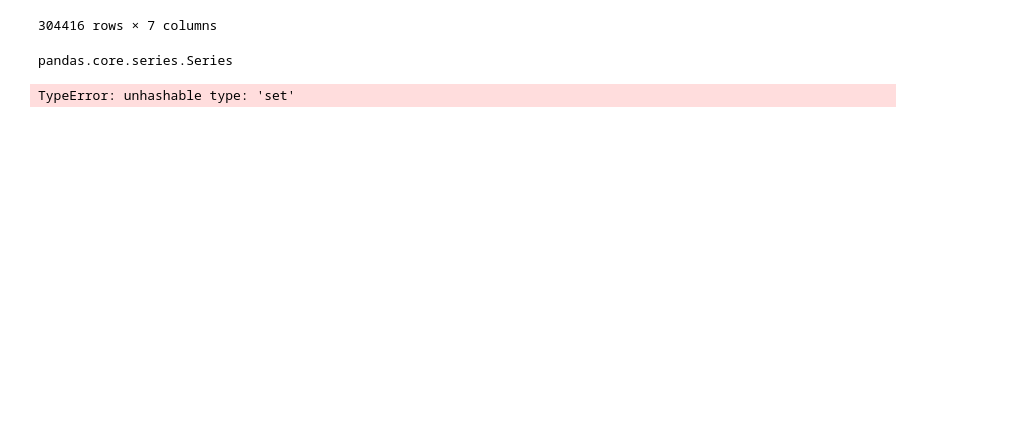
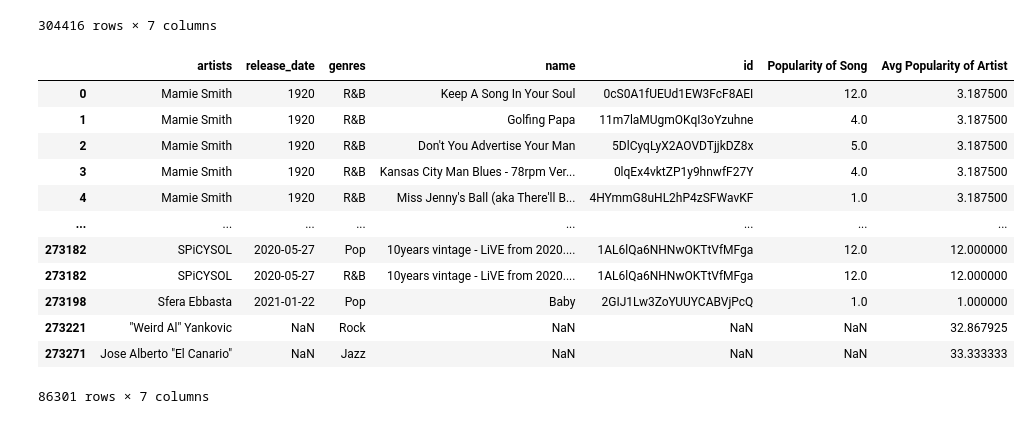
Before and after one commit to aftheiss/Music-of-Life---Project, a Jupyter notebook: spotify_starter.ipynb, the cells around one changed output. Cells and saved outputs as stored; diff of their text form; code cells hidden in the pictures; blank space fills up the shorter version.

```diff
--- a/spotify_starter.ipynb
+++ b/spotify_starter.ipynb
@@ -366,12 +366,20 @@ whatever_df
 | 273308 | Sergio Vega "El Shaka" | NaN | regional mexican | NaN | NaN | NaN | 60.714286 |
 | 273323 | Victor Yturbe "El Piruli" | NaN | bolero | NaN | NaN | NaN | 34.200000 |
 304416 rows × 7 columns
-# %%
-new = whatever_df['genres'].apply(lambda x: {x in 'genres'})
-type(new)
-# %% [output]
-pandas.core.series.Series
-# %%
-whatever_df[new]
-# %% [output]
-TypeError: unhashable type: 'set'
+# %%
+artists_by_genre = whatever_df.loc[whatever_df["genres"].isin(genres)]
+artists_by_genre
+# %% [output]
+|  | artists | release_date | genres | name | id | Popularity of Song | Avg Popularity of Artist |
+| 0 | Mamie Smith | 1920 | R&B | Keep A Song In Your Soul | 0cS0A1fUEUd1EW3FcF8AEI | 12.0 | 3.187500 |
+| 1 | Mamie Smith | 1920 | R&B | Golfing Papa | 11m7laMUgmOKqI3oYzuhne | 4.0 | 3.187500 |
+| 2 | Mamie Smith | 1920 | R&B | Don't You Advertise Your Man | 5DlCyqLyX2AOVDTjjkDZ8x | 5.0 | 3.187500 |
+| 3 | Mamie Smith | 1920 | R&B | Kansas City Man Blues - 78rpm Ver... | 0lqEx4vktZP1y9hnwfF27Y | 4.0 | 3.187500 |
+| 4 | Mamie Smith | 1920 | R&B | Miss Jenny's Ball (aka There'll B... | 4HYmmG8uHL2hP4zSFWavKF | 1.0 | 3.187500 |
+| ... | ... | ... | ... | ... | ... | ... | ... |
+| 273182 | SPiCYSOL | 2020-05-27 | Pop | 10years vintage - LiVE from 2020.... | 1AL6lQa6NHNwOKTtVfMFga | 12.0 | 12.000000 |
+| 273182 | SPiCYSOL | 2020-05-27 | R&B | 10years vintage - LiVE from 2020.... | 1AL6lQa6NHNwOKTtVfMFga | 12.0 | 12.000000 |
+| 273198 | Sfera Ebbasta | 2021-01-22 | Pop | Baby | 2GIJ1Lw3ZoYUUYCABVjPcQ | 1.0 | 1.000000 |
+| 273221 | "Weird Al" Yankovic | NaN | Rock | NaN | NaN | NaN | 32.867925 |
+| 273271 | Jose Alberto "El Canario" | NaN | Jazz | NaN | NaN | NaN | 33.333333 |
+86301 rows × 7 columns
```
Also changed, not shown: parts of 1 cell of this notebook.
